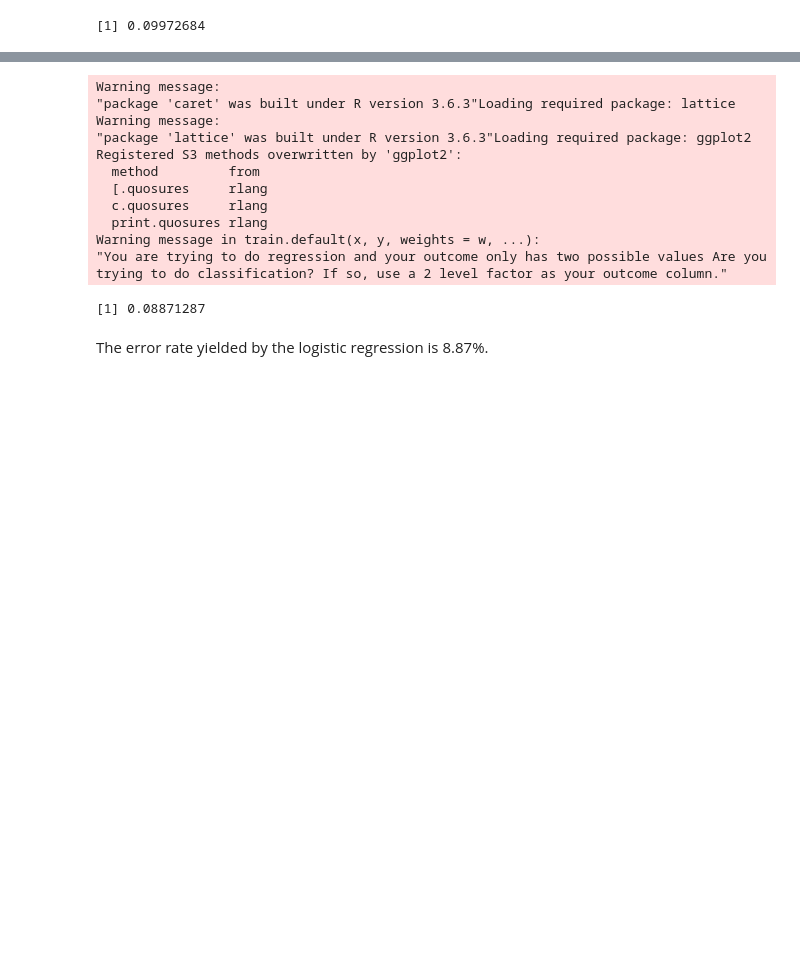
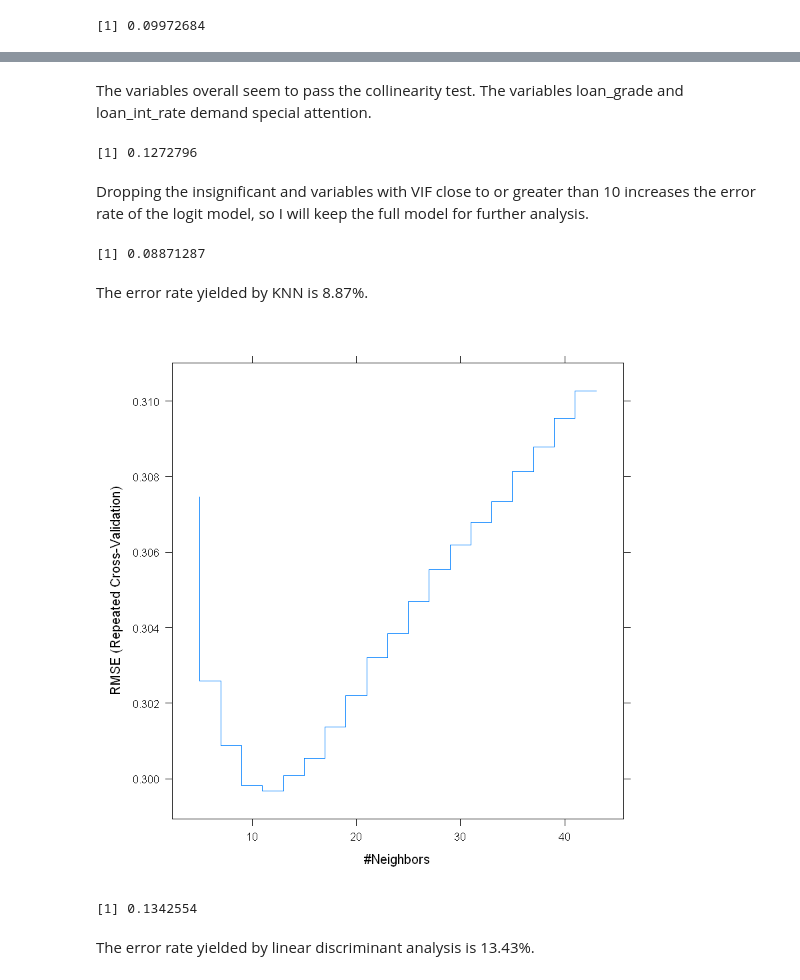
Before and after one commit to vhimani/RProjects, a Jupyter notebook: credit_risk_assessment.ipynb, the cells around one changed output, grey strips where cells are left out. Drawn from its saved outputs; the diff is of its cells as text; code cells hidden in the pictures; blank space fills up the shorter version.

Commit message:
added lda analysis

```diff
--- a/credit_risk_assessment.ipynb
+++ b/credit_risk_assessment.ipynb
@@ -165,24 +186,42 @@ The error rate yielded by the logistic regression is 9.97%. The logit model expl
+# %% [markdown]
+The variables overall seem to pass the collinearity test. The variables loan_grade and loan_int_rate demand special attention.
+# %%
+# Logistic Regression on a reduced model
+set.seed(14)
+logit.fit1 <- glm(loan_status~person_age+person_income+person_home_ownership+person_emp_length+
+loan_intent+loan_amnt+loan_percent_income,data = training_data, family=binomial)
+logit.pred1 <-  predict(logit.fit1, testing_data, type="response")
+mean((logit.pred1 - testing_data$loan_status)^2)
+# %% [output]
+[1] 0.1272796
+# %% [markdown]
+Dropping the insignificant and variables with VIF close to or greater than 10 increases the error rate of the logit model, so I will keep the full model for further analysis.
 # %%
 # KNN
+options(message=-1)
+options(warn=-1)
 library("caret")
 set.seed(44)
-trControl <- trainControl(method = "repeatedcv",number = 10,repeats = 3)
-fit.1 <- train(loan_status~.,data = training_data,method = 'knn',tuneLength = 20,
+trControl <- trainControl(method = "repeatedcv", number = 10, repeats = 3)
+fit.1 <- train(loan_status~.,data = training_data, method = 'knn', tuneLength = 20,
        trControl = trControl,preProc = c("center", "scale"))
 pred.1 <- predict(fit.1, newdata = testing_data)
 mean((pred.1 - testing_data$loan_status)^2)
 # %% [output]
-Warning message:
-"package 'caret' was built under R version 3.6.3"Loading required package: lattice
-Warning message:
-"package 'lattice' was built under R version 3.6.3"Loading required package: ggplot2
-Registered S3 methods overwritten by 'ggplot2':
-  method         from
-  [.quosures     rlang
-  c.quosures     rlang
-  print.quosures rlang
-Warning message in train.default(x, y, weights = w, ...):
-"You are trying to do regression and your outcome only has two possible values Are you trying to do classification? If so, use a 2 level factor as your outcome column."
+[1] 0.08871287
-[1] 0.08871287
-# %% [markdown]
-The error rate yielded by the logistic regression is 8.87%.
+# %% [markdown]
+The error rate yielded by KNN is 8.87%.
+# %%
+plot(fit.1, print.thres = 0.5, type="S")
+# %% [output]
+[figure, added]
+# %%
+# LDA
+library(MASS)
+lda.fit <- lda(loan_status∼., data=training_data)
+lda.pred <- predict(lda.fit, testing_data)$class
+mean(lda.pred != testing_data$loan_status)
+# %% [output]
+[1] 0.1342554
+# %% [markdown]
+The error rate yielded by linear discriminant analysis is 13.43%.
```
Also changed, not shown: parts of 5 cells of this notebook.
